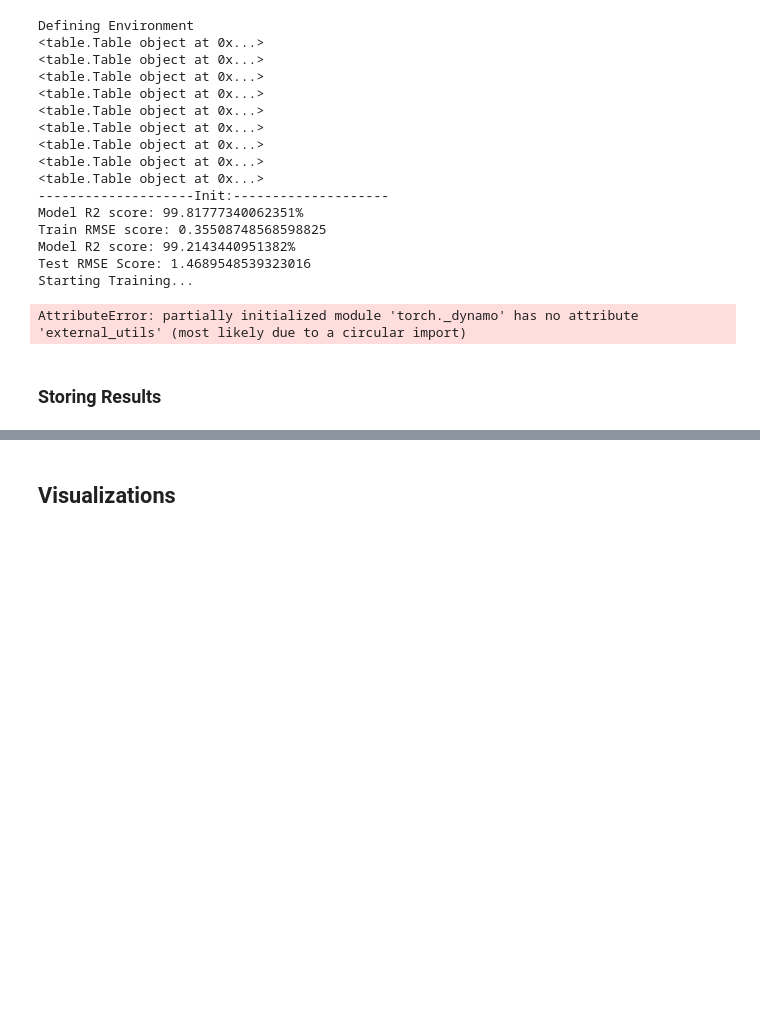
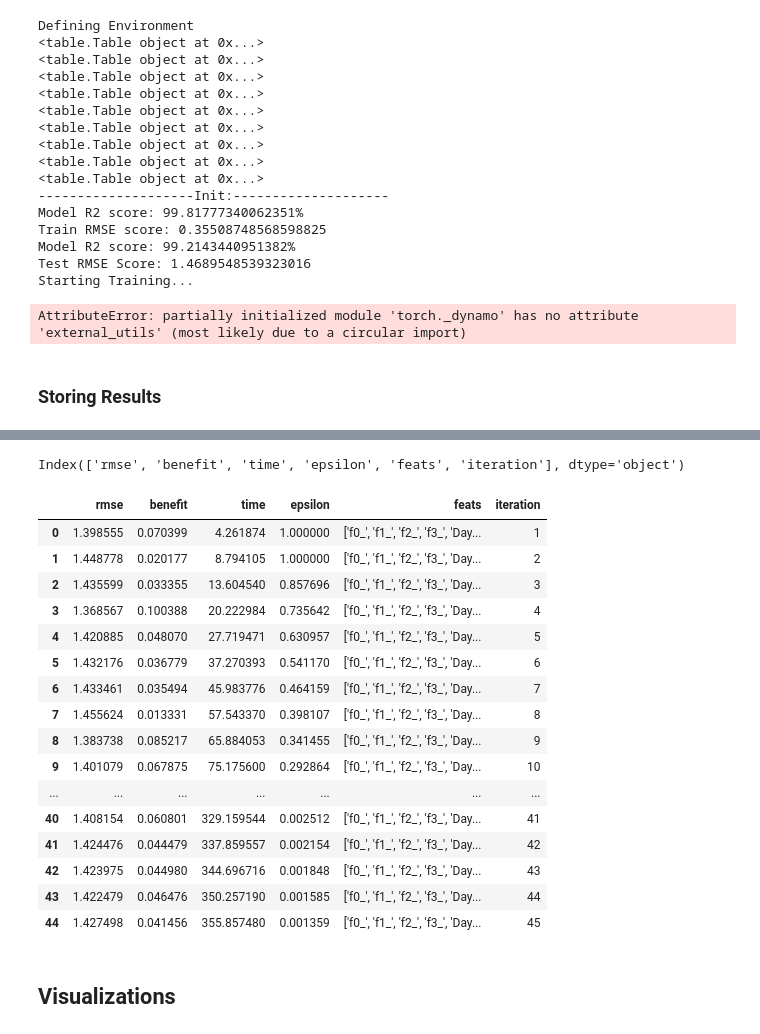
Before and after one commit to adeldelvalle/FA_RL_Sketches, a Jupyter notebook: make_vis.ipynb, the cells around one changed output, grey strips where cells are left out. Saved outputs shown, nothing was run; the diff lists cells and outputs as text; code cells hidden in the pictures; blank space fills up the shorter version.

```diff
--- a/make_vis.ipynb
+++ b/make_vis.ipynb
@@ -230,3 +256,27 @@ res
+# %%
+df2 = pd.read_csv("results.csv").iloc[:, 1:]
+df2["iteration"] = [i+1 for i in range(len(df2.index))]
+print(df2.columns)
+df2
+# %% [output]
+Index(['rmse', 'benefit', 'time', 'epsilon', 'feats', 'iteration'], dtype='object')
+|  | rmse | benefit | time | epsilon | feats | iteration |
+| 0 | 1.398555 | 0.070399 | 4.261874 | 1.000000 | ['f0_', 'f1_', 'f2_', 'f3_', 'Day... | 1 |
+| 1 | 1.448778 | 0.020177 | 8.794105 | 1.000000 | ['f0_', 'f1_', 'f2_', 'f3_', 'Day... | 2 |
+| 2 | 1.435599 | 0.033355 | 13.604540 | 0.857696 | ['f0_', 'f1_', 'f2_', 'f3_', 'Day... | 3 |
+| 3 | 1.368567 | 0.100388 | 20.222984 | 0.735642 | ['f0_', 'f1_', 'f2_', 'f3_', 'Day... | 4 |
+| 4 | 1.420885 | 0.048070 | 27.719471 | 0.630957 | ['f0_', 'f1_', 'f2_', 'f3_', 'Day... | 5 |
+| 5 | 1.432176 | 0.036779 | 37.270393 | 0.541170 | ['f0_', 'f1_', 'f2_', 'f3_', 'Day... | 6 |
+| 6 | 1.433461 | 0.035494 | 45.983776 | 0.464159 | ['f0_', 'f1_', 'f2_', 'f3_', 'Day... | 7 |
+| 7 | 1.455624 | 0.013331 | 57.543370 | 0.398107 | ['f0_', 'f1_', 'f2_', 'f3_', 'Day... | 8 |
+| 8 | 1.383738 | 0.085217 | 65.884053 | 0.341455 | ['f0_', 'f1_', 'f2_', 'f3_', 'Day... | 9 |
+| 9 | 1.401079 | 0.067875 | 75.175600 | 0.292864 | ['f0_', 'f1_', 'f2_', 'f3_', 'Day... | 10 |
+| ... | ... | ... | ... | ... | ... | ... |
+| 40 | 1.408154 | 0.060801 | 329.159544 | 0.002512 | ['f0_', 'f1_', 'f2_', 'f3_', 'Day... | 41 |
+| 41 | 1.424476 | 0.044479 | 337.859557 | 0.002154 | ['f0_', 'f1_', 'f2_', 'f3_', 'Day... | 42 |
+| 42 | 1.423975 | 0.044980 | 344.696716 | 0.001848 | ['f0_', 'f1_', 'f2_', 'f3_', 'Day... | 43 |
+| 43 | 1.422479 | 0.046476 | 350.257190 | 0.001585 | ['f0_', 'f1_', 'f2_', 'f3_', 'Day... | 44 |
+| 44 | 1.427498 | 0.041456 | 355.857480 | 0.001359 | ['f0_', 'f1_', 'f2_', 'f3_', 'Day... | 45 |
 # %% [markdown]
 ## Visualizations
 # %%
```
Also changed, not shown: parts of 4 cells of this notebook, 2 other files.
